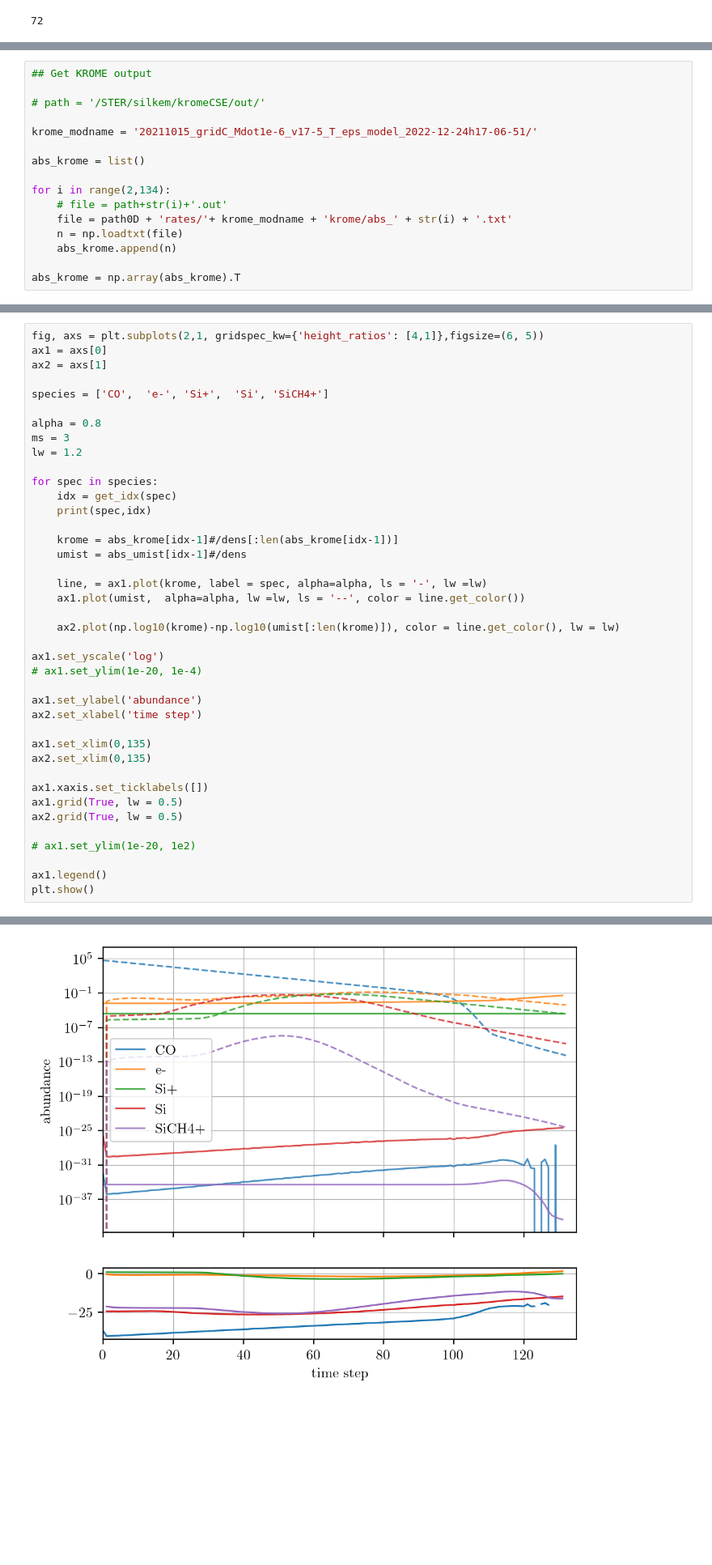
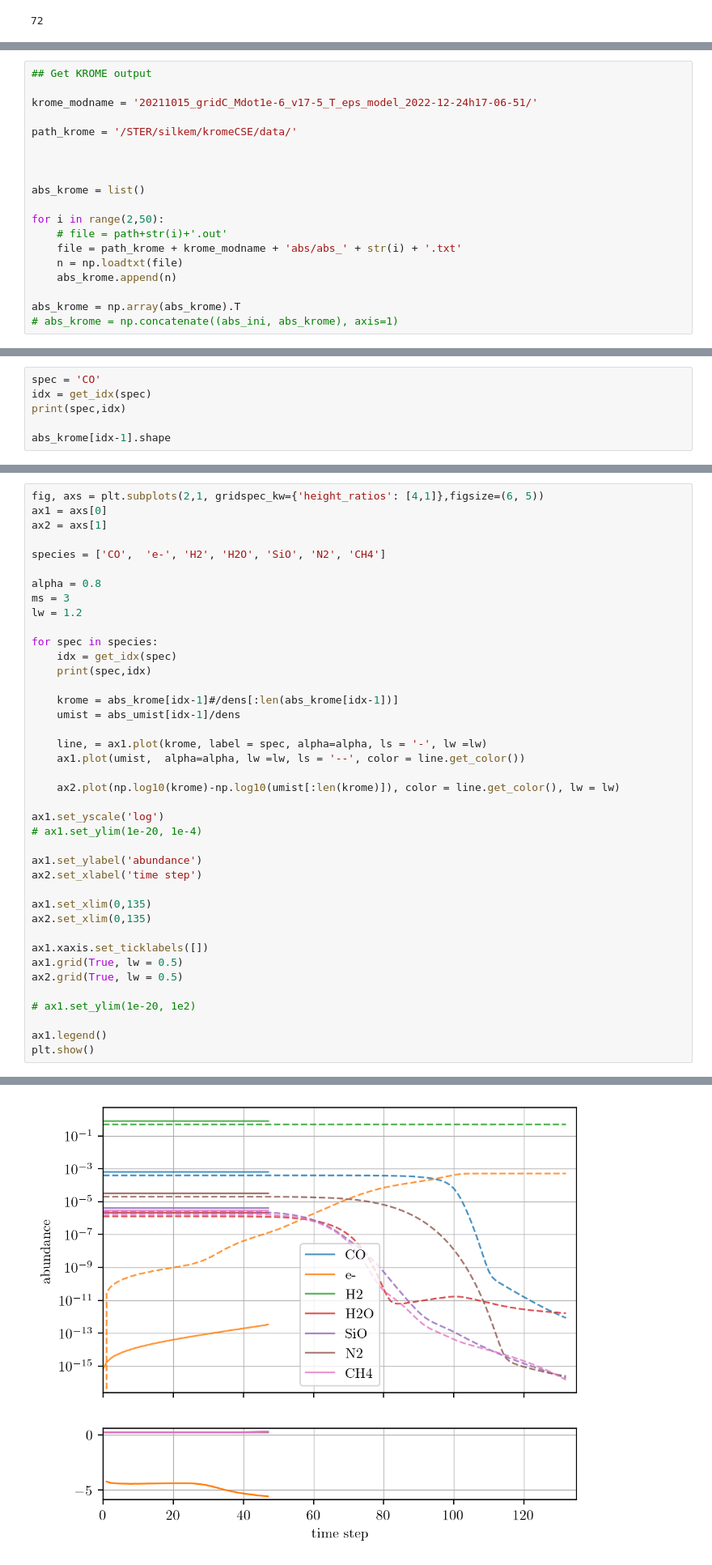
Before and after one commit to IvS-KULeuven/krome-CSE, a Jupyter notebook: benchmarkKROME.ipynb, the cells around one changed output, grey strips where cells are left out. Shown at 81% size. Saved outputs shown, nothing was run; the diff lists cells and outputs as text; blank space fills up the shorter version.

```diff
--- a/benchmarkKROME.ipynb
+++ b/benchmarkKROME.ipynb
@@ -111,19 +112,22 @@ abs_umist = np.array(abs_umist).T
 # %%
 ## Get KROME output
 
-# path = '/STER/silkem/kromeCSE/out/'
+krome_modname = '20211015_gridC_Mdot1e-6_v17-5_T_eps_model_2022-12-24h17-06-51/'
 
-krome_modname = '20211015_gridC_Mdot1e-6_v17-5_T_eps_model_2022-12-24h17-06-51/'
+path_krome = '/STER/silkem/kromeCSE/data/'
+
+
 
 abs_krome = list()
 
-for i in range(2,134):
+for i in range(2,50):
     # file = path+str(i)+'.out'
-    file = path0D + 'rates/'+ krome_modname + 'krome/abs_' + str(i) + '.txt'
+    file = path_krome + krome_modname + 'abs/abs_' + str(i) + '.txt'
     n = np.loadtxt(file)
     abs_krome.append(n)
 
 abs_krome = np.array(abs_krome).T
+# abs_krome = np.concatenate((abs_ini, abs_krome), axis=1)
 # %%
 dens = list()
 
@@ -140,0 +145,6 @@ print(abs_umist.shape,abs_krome.shape)
+# %%
+spec = 'CO'
+idx = get_idx(spec)
+print(spec,idx)
+
+abs_krome[idx-1].shape
@@ -143,7 +156,7 @@ fig, axs = plt.subplots(2,1, gridspec_kw={'height_ratios': [4,1]},figsize=(6, 5)
 ax1 = axs[0]
 ax2 = axs[1]
 
-species = ['CO',  'e-', 'Si+',  'Si', 'SiCH4+']
+species = ['CO',  'e-', 'H2', 'H2O', 'SiO', 'N2', 'CH4']
 
 alpha = 0.8
 ms = 3
@@ -154,7 +167,7 @@ for spec in species:
     print(spec,idx)
 
     krome = abs_krome[idx-1]#/dens[:len(abs_krome[idx-1])]
-    umist = abs_umist[idx-1]#/dens
+    umist = abs_umist[idx-1]/dens
 
     line, = ax1.plot(krome, label = spec, alpha=alpha, ls = '-', lw =lw)
     ax1.plot(umist,  alpha=alpha, lw =lw, ls = '--', color = line.get_color())
@@ -187 +202 @@ SiCH4+ 463
-[figure, old version]
+[figure, new version]
```
Also changed, not shown: parts of 5 cells of this notebook, 7 other files.
